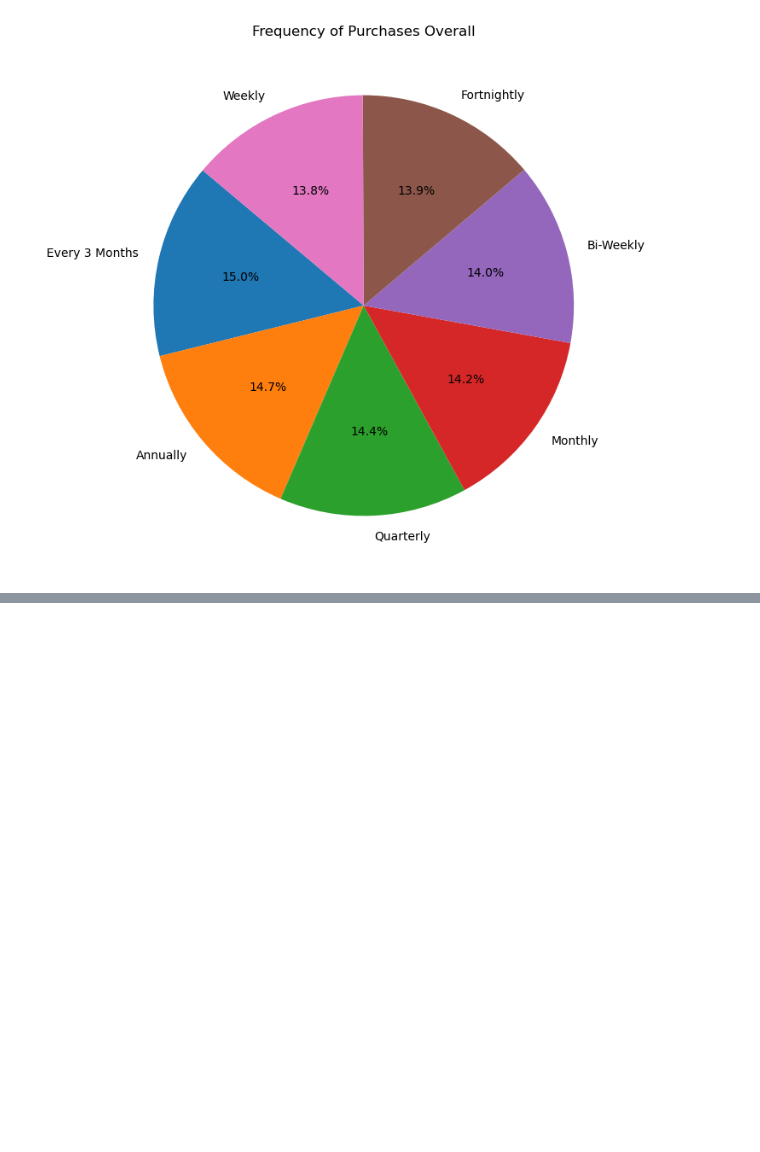
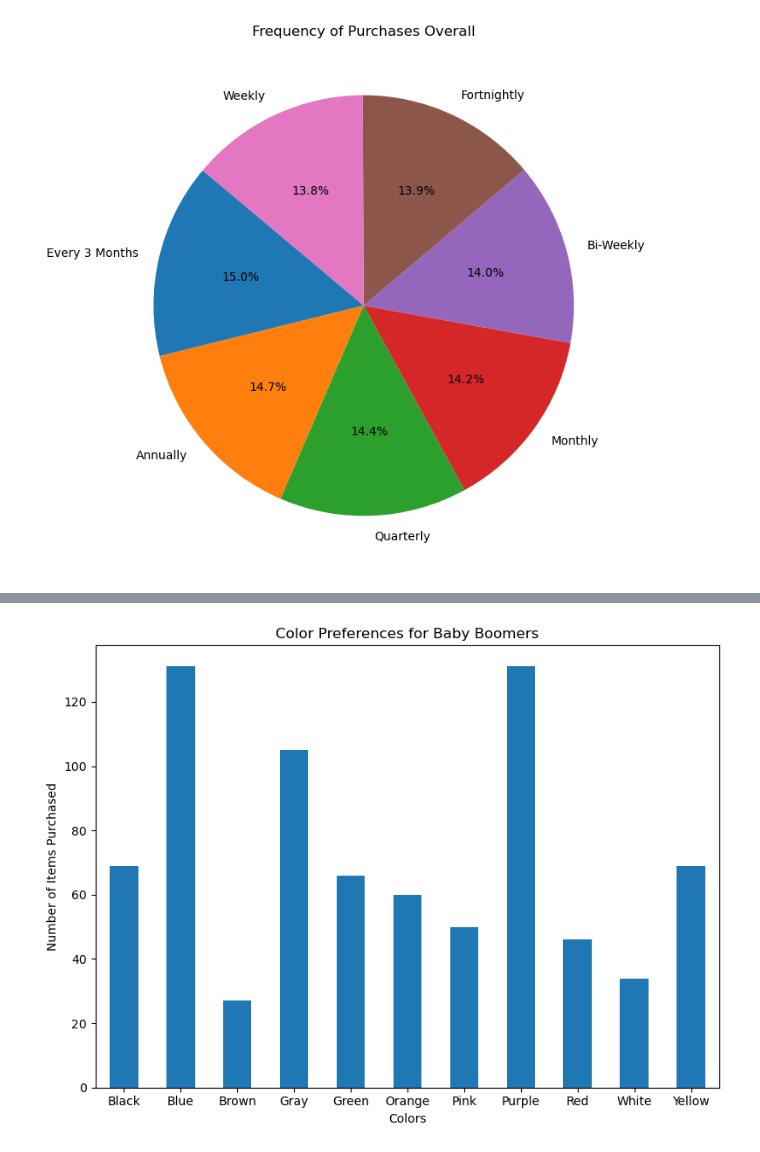
Before and after one commit to mhursh1231/Project-1, a Jupyter notebook: Merged Notebook.ipynb, the cells around one changed output, grey strips where cells are left out. Saved outputs shown, nothing was run; the diff lists cells and outputs as text; code cells hidden in the pictures; blank space fills up the shorter version.

```diff
--- a/Merged Notebook.ipynb
+++ b/Merged Notebook.ipynb
@@ -871,0 +1013,4 @@ plt.show()
+# %%
+# Color preference by age demographic
+color_preference = color_organized_df.pivot_table(index='Color Classifications', columns='Age Groups', aggfunc='size', fill_value=0)
+color_preference
@@ -871,0 +1031,15 @@ plt.show()
+# %%
+# Plot the numbers of items purchased for each color for the Baby Boomer generation
+colors = ['black', 'blue', 'brown', 'gray', 'green', 'orange', 'pink', 'purple', 'red', 'white', 'yellow']
+baby_boomer_data = color_preference.loc[:, 'Baby Boomer']
+plt.figure(figsize=(8, 6),)
+#ax.bar(baby_boomer_data.T.index, baby_boomer_da.T["Fall"], color = color)
+baby_boomer_data.plot(kind='bar')
+plt.xlabel('Colors')
+plt.ylabel('Number of Items Purchased')
+plt.title('Color Preferences for Baby Boomers')
+plt.xticks(rotation=0)
+plt.tight_layout()
+plt.show()
+# %% [output]
+[figure, added]
```
Also changed, not shown: parts of 89 cells of this notebook.
